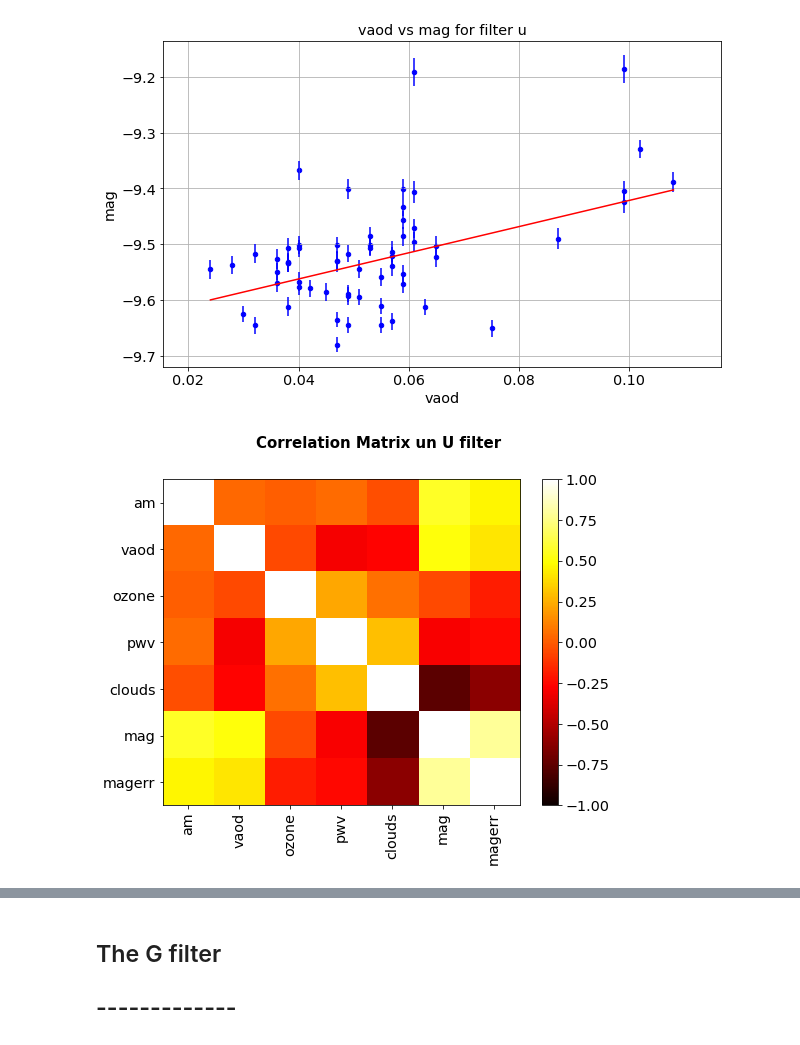
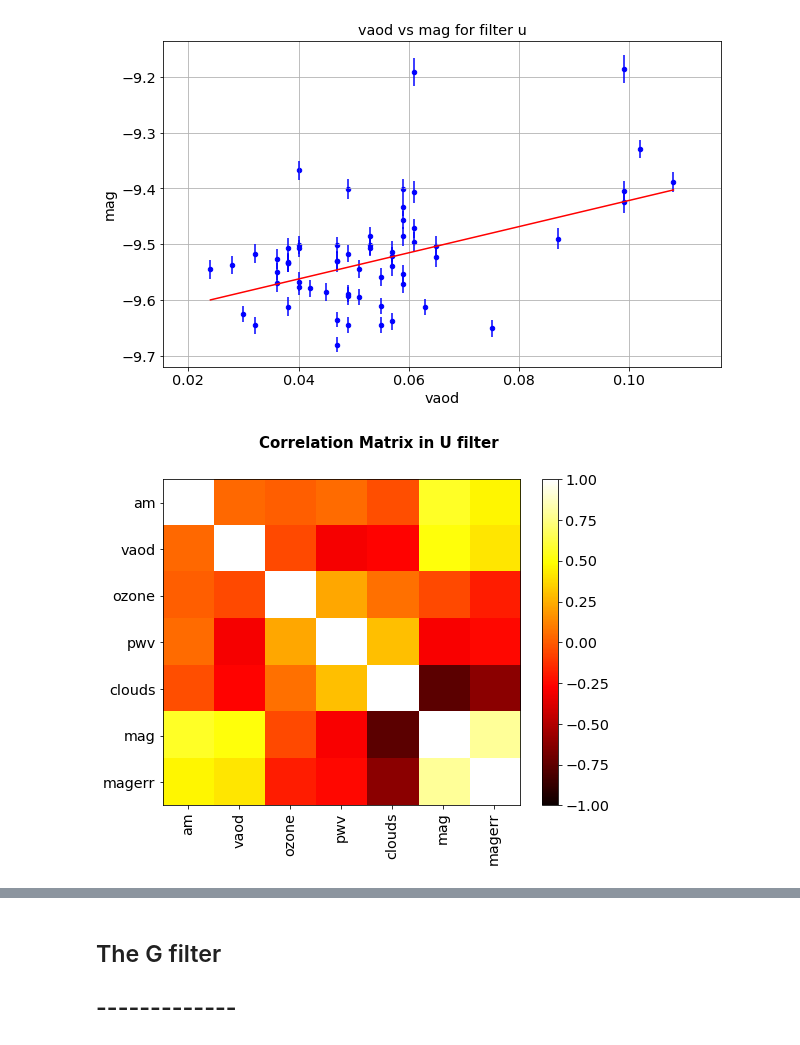
Before and after one commit to LSSTDESC/OpenAtmMiniDataChallenge, a Jupyter notebook: CorrelationSimResultAtmosphere.ipynb, the cells around one changed output, grey strips where cells are left out. Saved outputs shown, nothing was run; the diff lists cells and outputs as text; code cells hidden in the pictures.

```diff
--- a/CorrelationSimResultAtmosphere.ipynb
+++ b/CorrelationSimResultAtmosphere.ipynb
@@ -232,10 +209,10 @@ corr=thedfu.loc[(thedf.f == 1) ].corr()
 # %%
 plt.figure(figsize=(8, 6))
 plt.imshow(corr, cmap='hot', interpolation='none', aspect='auto',vmin=-1,vmax=+1)
 plt.colorbar()
 plt.xticks(range(len(corr)), corr.columns, rotation='vertical')
 plt.yticks(range(len(corr)), corr.columns);
-plt.suptitle('Correlation Matrix un U filter', fontsize=15, fontweight='bold')
+plt.suptitle('Correlation Matrix in U filter', fontsize=15, fontweight='bold')
 plt.show()
 # %% [output]
-[figure, old version]
+[figure, new version]
```
Also changed, not shown: parts of 24 cells of this notebook.
